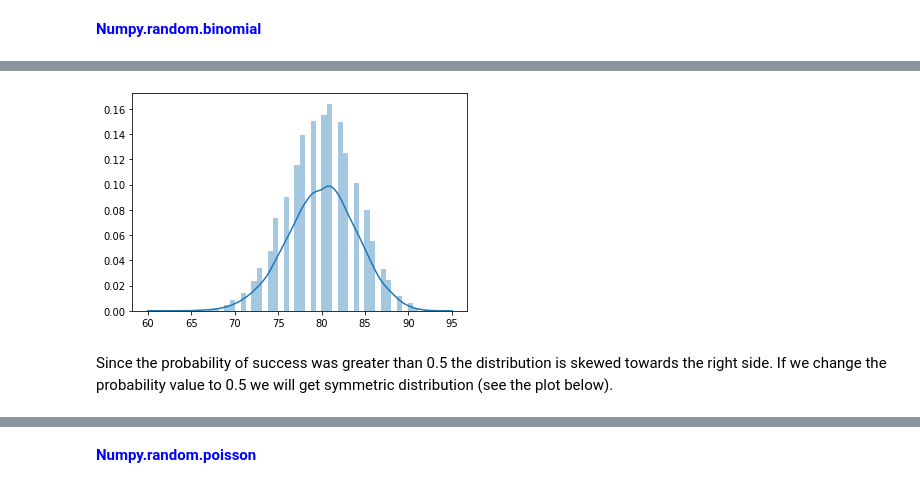
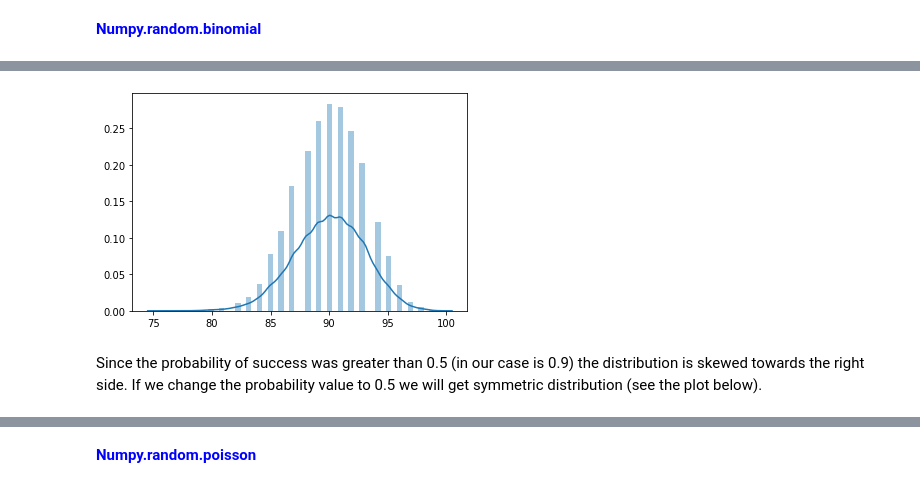
Before and after one commit to JuliaMal/Numpy-random_project, a Jupyter notebook: Numpy-random.ipynb, the cells around one changed output, grey strips where cells are left out. Saved outputs shown, nothing was run; the diff lists cells and outputs as text; code cells hidden in the pictures.

Commit message:
Distributions section reviewed

```diff
--- a/Numpy-random.ipynb
+++ b/Numpy-random.ipynb
@@ -297,12 +310,12 @@ A distribution where only two outcomes are possible, such as success or failure,
 # %%
-n, p, size = 100, 0.8, 10000
+n, p, size = 100, 0.9, 10000
 binom = np.random.binomial(n, p, size)
 sns.distplot(binom)
 plt.show()
 # %% [output]
-[figure, old version]
+[figure, new version]
 # %% [markdown]
-Since the probability of success was greater than 0.5 the distribution is skewed towards the right side. If we change the probability value to 0.5 we will get symmetric distribution (see the plot below).
+Since the probability of success was greater than 0.5 (in our case is 0.9) the distribution is skewed towards the right side. If we change the probability value to 0.5 we will get symmetric distribution (see the plot below).
 # %%
 n, p, size = 100, 0.5, 10000
 binom = np.random.binomial(n, p, size)
```
Also changed, not shown: parts of 26 cells of this notebook.
